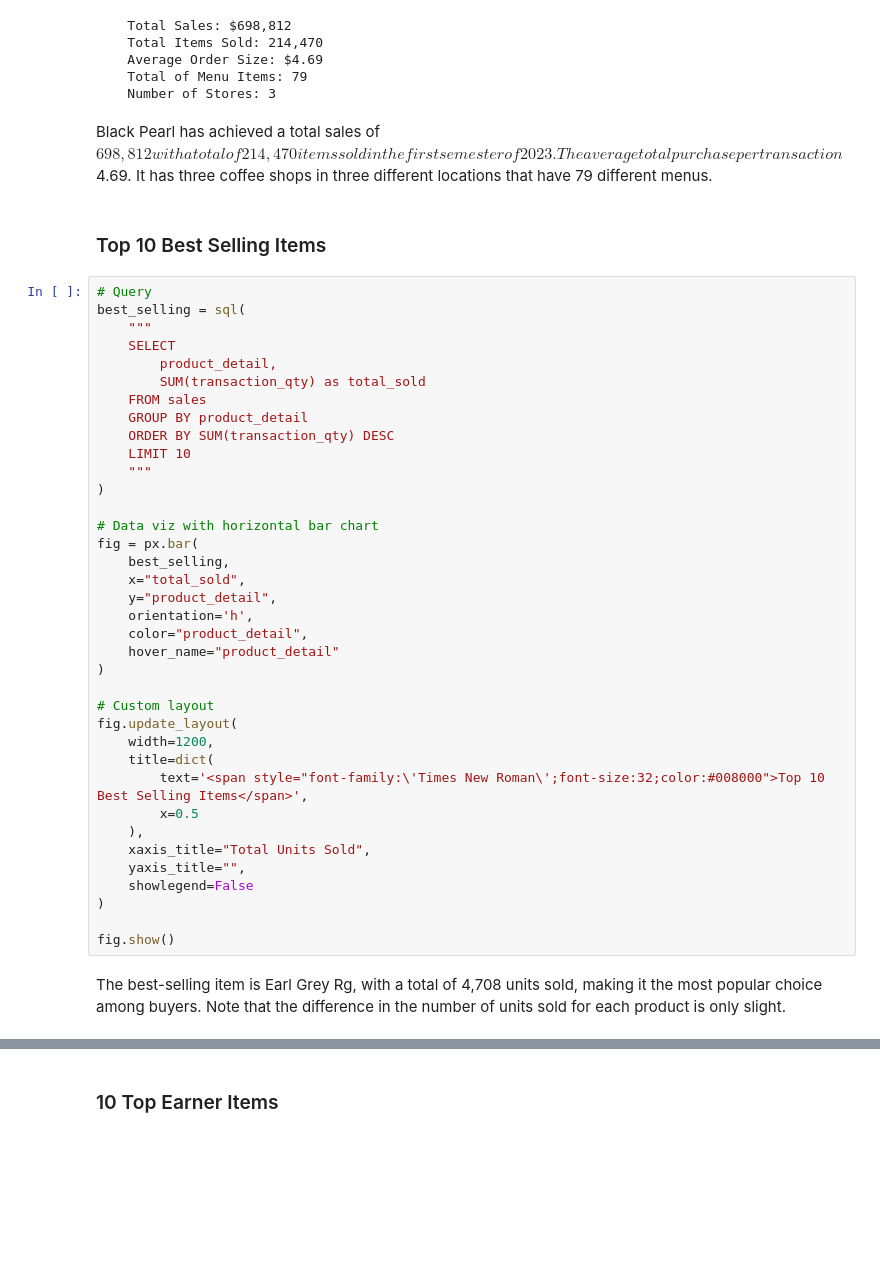
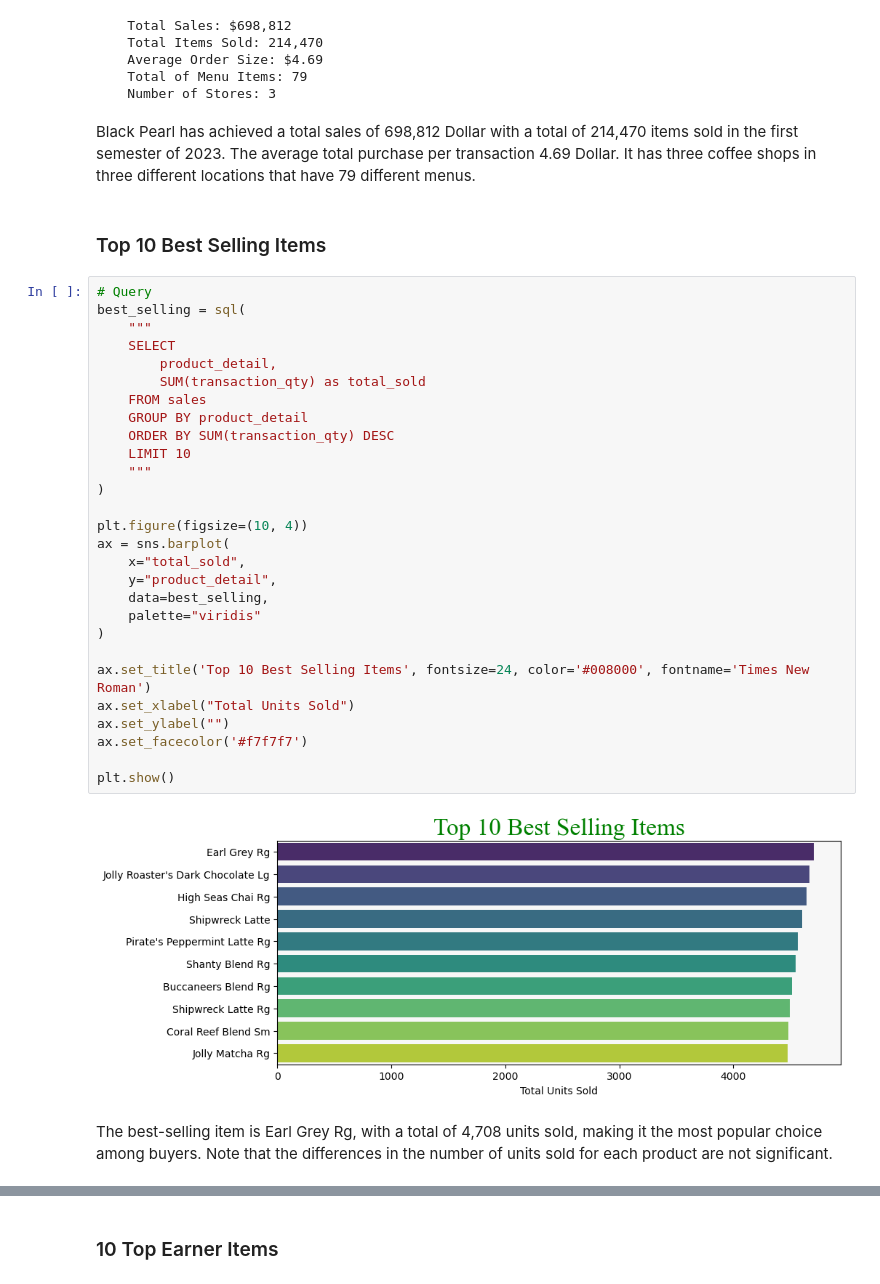
Before and after one commit to afrisiringo/Black-Pearl-Coffee-Shop-Sales-Analysis, a Jupyter notebook: Sales_Analysis.ipynb, the cells around one changed output, grey strips where cells are left out. Cells and saved outputs as stored; diff of their text form; blank space fills up the shorter version.

```diff
--- a/Sales_Analysis.ipynb
+++ b/Sales_Analysis.ipynb
@@ -177,45 +176,38 @@ print(
     Total of Menu Items: 79
     Number of Stores: 3
 # %% [markdown]
-Black Pearl has achieved a total sales of $698,812 with a total of 214,470 items sold in the first semester of 2023. The average total purchase per transaction $4.69. It has three coffee shops in three different locations that have 79 different menus.
+Black Pearl has achieved a total sales of 698,812 Dollar with a total of 214,470 items sold in the first semester of 2023. The average total purchase per transaction 4.69 Dollar. It has three coffee shops in three different locations that have 79 different menus.
 # %% [markdown]
 ### Top 10 Best Selling Items
 # %%
 # Query
 best_selling = sql(
     """
     SELECT
         product_detail,
         SUM(transaction_qty) as total_sold
     FROM sales
     GROUP BY product_detail
     ORDER BY SUM(transaction_qty) DESC
     LIMIT 10
     """
 )
 
-# Data viz with horizontal bar chart
-fig = px.bar(
-    best_selling,
+plt.figure(figsize=(10, 4))
+ax = sns.barplot(
     x="total_sold",
     y="product_detail",
-    orientation='h',
-    color="product_detail",
-    hover_name="product_detail"
+    data=best_selling,
+    palette="viridis"
 )
 
-# Custom layout
-fig.update_layout(
-    width=1200,
-    title=dict(
-        text='<span style="font-family:\'Times New Roman\';font-size:32;color:#008000">Top 10 Best Selling Items</span>',
-        x=0.5
-    ),
-    xaxis_title="Total Units Sold",
-    yaxis_title="",
-    showlegend=False
-)
+ax.set_title('Top 10 Best Selling Items', fontsize=24, color='#008000', fontname='Times New Roman')
+ax.set_xlabel("Total Units Sold")
+ax.set_ylabel("")
+ax.set_facecolor('#f7f7f7')
 
-fig.show()
+plt.show()
+# %% [output]
+[figure, added]
 # %% [markdown]
-The best-selling item is Earl Grey Rg, with a total of 4,708 units sold, making it the most popular choice among buyers. Note that the difference in the number of units sold for each product is only slight.
+The best-selling item is Earl Grey Rg, with a total of 4,708 units sold, making it the most popular choice among buyers. Note that the differences in the number of units sold for each product are not significant.
```
Also changed, not shown: parts of 17 cells of this notebook.
